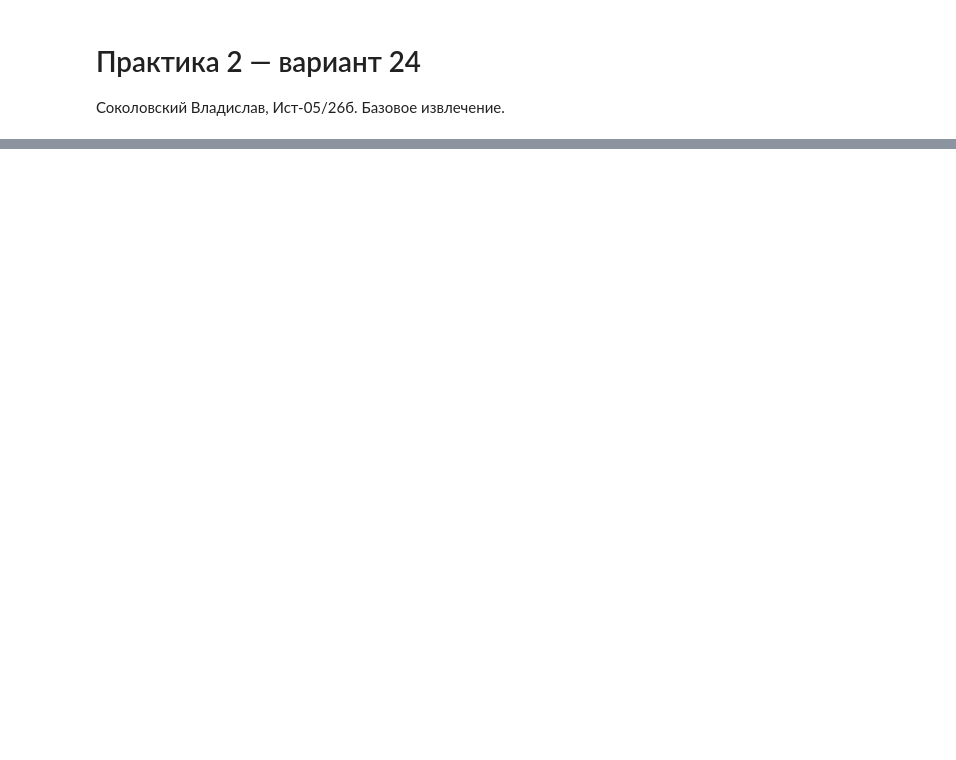
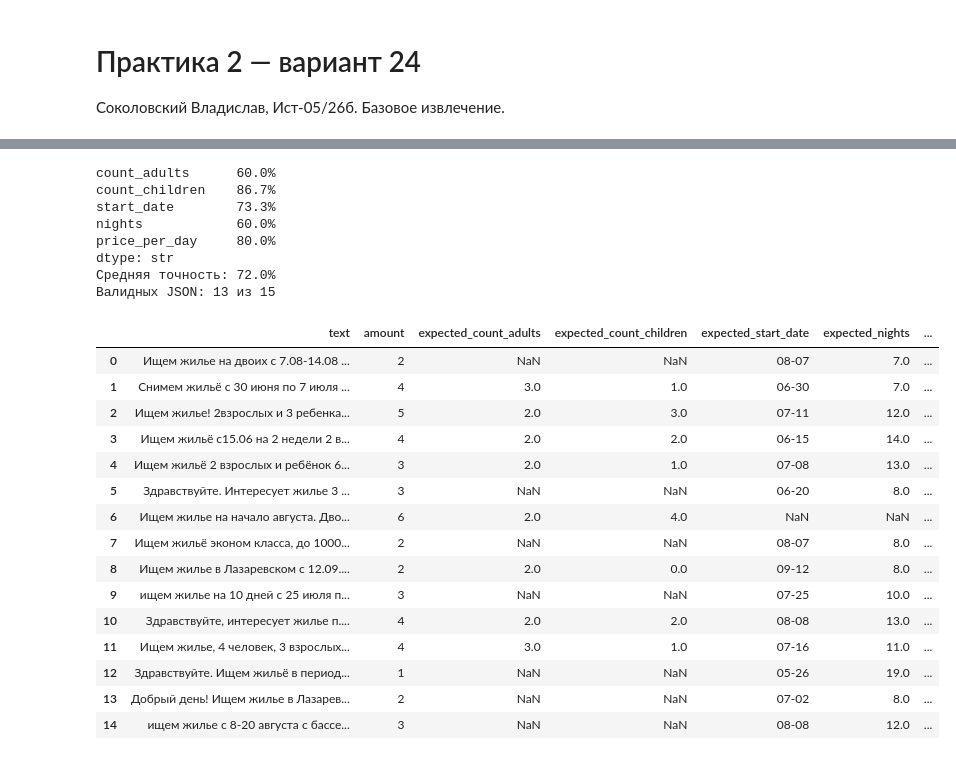
Before and after one commit to sokolovskyvladik-hash/intro-profession, a Jupyter notebook: llm_improved.ipynb, the cells around one changed output, grey strips where cells are left out. Drawn from its saved outputs; the diff is of its cells as text; code cells hidden in the pictures; blank space fills up the shorter version.

```diff
--- a/llm_improved.ipynb
+++ b/llm_improved.ipynb
@@ -10,5 +10,11 @@ from langchain_core.output_parsers import StrOutputParser
 import pandas as pd
 load_dotenv()
 assert os.getenv("GIGA_KEY"), "Создайте локальный .env с GIGA_KEY"
-llm = GigaChat(credentials=os.environ["GIGA_KEY"], model="GigaChat-2", temperature=0.2, max_tokens=1000)
+llm = GigaChat(
+    credentials=os.environ["GIGA_KEY"],
+    model="GigaChat-2",
+    temperature=0.2,
+    max_tokens=1000,
+    verify_ssl_certs=False
+)
 print(llm.invoke("Привет!").content)
@@ -92,0 +152,72 @@ display(out)
+# %%
+import json
+from langchain_core.output_parsers import StrOutputParser
+structured_v2 = ChatPromptTemplate.from_messages([
+    ("system", """Ты извлекаешь данные заявок на жильё. Ответ строго один JSON-объект без Markdown и пояснений.
+Ключи: count, count_adults, count_children, start_date, nights, price_per_day, remarks.
+Числа — целые, неизвестные значения — null. Дата MM-DD (месяц, затем день), например 12 сентября = 09-12. Если день неизвестен, null.
+Учитывай вместимость номера, не считай животных. Для диапазонов дат бери ранний заезд и максимальную длительность; цену бери максимальную за сутки. Не угадывай возрастной состав.
+Пример: Два взрослых и ребёнок с 12 сентября на 5 ночей, до 3000 руб/сут, нужен бассейн.
+Ответ: {{"count":3,"count_adults":2,"count_children":1,"start_date":"09-12","nights":5,"price_per_day":3000,"remarks":"бассейн"}}"""),
+    ("human", "{text}")
+])
+raw_chain = structured_v2 | llm | StrOutputParser()
+def extract_v2(t):
+    raw = ""
+    for attempt in range(2):
+        try:
+            raw = raw_chain.invoke({"text":t})
+            start, end = raw.index("{"), raw.rindex("}")+1
+            obj = json.loads(raw[start:end])
+            return Rental.model_validate(obj).model_dump() | {"raw_response":raw}
+        except Exception as e:
+            error = type(e).__name__
+    return {"error":error,"raw_response":raw}
+
+truth = pd.read_csv("rental_ground_truth.csv", sep=";")
+assert len(truth) == len(df)
+records = []
+for t in df.text:
+    records.append(extract_v2(t))
+pred = pd.DataFrame(records).reindex(columns=["count","count_adults","count_children","start_date","nights","price_per_day","remarks","error","raw_response"])
+out = pd.concat([df[["text","amount"]], truth.add_prefix("expected_"), pred.add_prefix("pred_")],axis=1)
+out.to_csv("rental_structured_results_v2.csv", index=False, encoding="utf-8-sig")
+fields = ["count_adults","count_children","start_date","nights","price_per_day"]
+valid = pred.error.isna()
+scores = {}
+for f in fields:
+    a,b = truth[f],pred[f]
+    match = (a.eq(b) | (a.isna() & b.isna())) & valid
+    scores[f] = match.mean()
+if valid.any():
+    print(pd.Series(scores).map(lambda x:f"{x:.1%}"))
+    print("Средняя точность:", f"{sum(scores.values())/len(scores):.1%}")
+else:
+    print("Нет валидных JSON-ответов: точность не измерена")
+print("Валидных JSON:", int(valid.sum()), "из", len(df))
+display(out)
+# %% [output]
+count_adults      60.0%
+count_children    86.7%
+start_date        73.3%
+nights            60.0%
+price_per_day     80.0%
+dtype: str
+Средняя точность: 72.0%
+Валидных JSON: 13 из 15
+|  | text | amount | expected_count_adults | expected_count_children | expected_start_date | expected_nights | ... |
+| 0 | Ищем жилье на двоих с 7.08-14.08 ... | 2 | NaN | NaN | 08-07 | 7.0 | ... |
+| 1 | Снимем жильё с 30 июня по 7 июля ... | 4 | 3.0 | 1.0 | 06-30 | 7.0 | ... |
+| 2 | Ищем жилье! 2взрослых и 3 ребенка... | 5 | 2.0 | 3.0 | 07-11 | 12.0 | ... |
+| 3 | Ищем жильё с15.06 на 2 недели 2 в... | 4 | 2.0 | 2.0 | 06-15 | 14.0 | ... |
+| 4 | Ищем жильё 2 взрослых и ребёнок 6... | 3 | 2.0 | 1.0 | 07-08 | 13.0 | ... |
+| 5 | Здравствуйте. Интересует жилье 3 ... | 3 | NaN | NaN | 06-20 | 8.0 | ... |
+| 6 | Ищем жилье на начало августа. Дво... | 6 | 2.0 | 4.0 | NaN | NaN | ... |
+| 7 | Ищем жильё эконом класса, до 1000... | 2 | NaN | NaN | 08-07 | 8.0 | ... |
+| 8 | Ищем жилье в Лазаревском с 12.09.... | 2 | 2.0 | 0.0 | 09-12 | 8.0 | ... |
+| 9 | ищем жилье на 10 дней с 25 июля п... | 3 | NaN | NaN | 07-25 | 10.0 | ... |
+| 10 | Здравствуйте, интересует жилье п.... | 4 | 2.0 | 2.0 | 08-08 | 13.0 | ... |
+| 11 | Ищем жилье, 4 человек, 3 взрослых... | 4 | 3.0 | 1.0 | 07-16 | 11.0 | ... |
+| 12 | Здравствуйте. Ищем жильё в период... | 1 | NaN | NaN | 05-26 | 19.0 | ... |
+| 13 | Добрый день! Ищем жилье в Лазарев... | 2 | NaN | NaN | 07-02 | 8.0 | ... |
+| 14 | ищем жилье с 8-20 августа с бассе... | 3 | NaN | NaN | 08-08 | 12.0 | ... |
```
Also changed, not shown: parts of 5 cells of this notebook.
